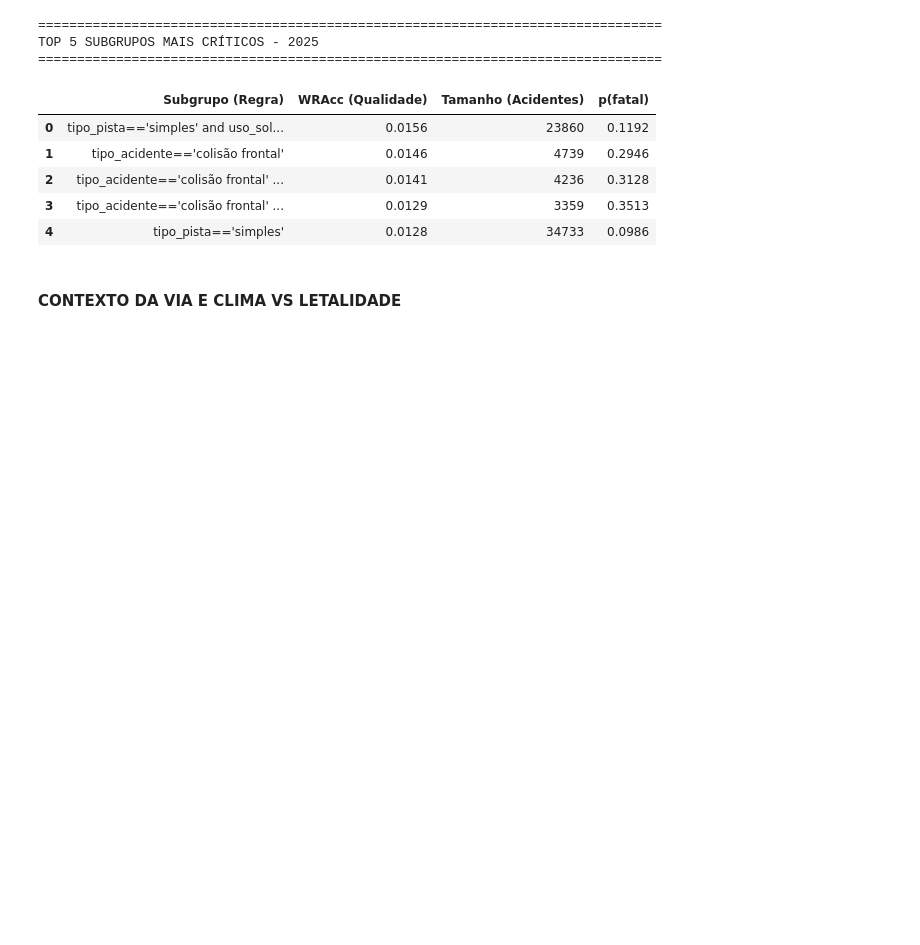
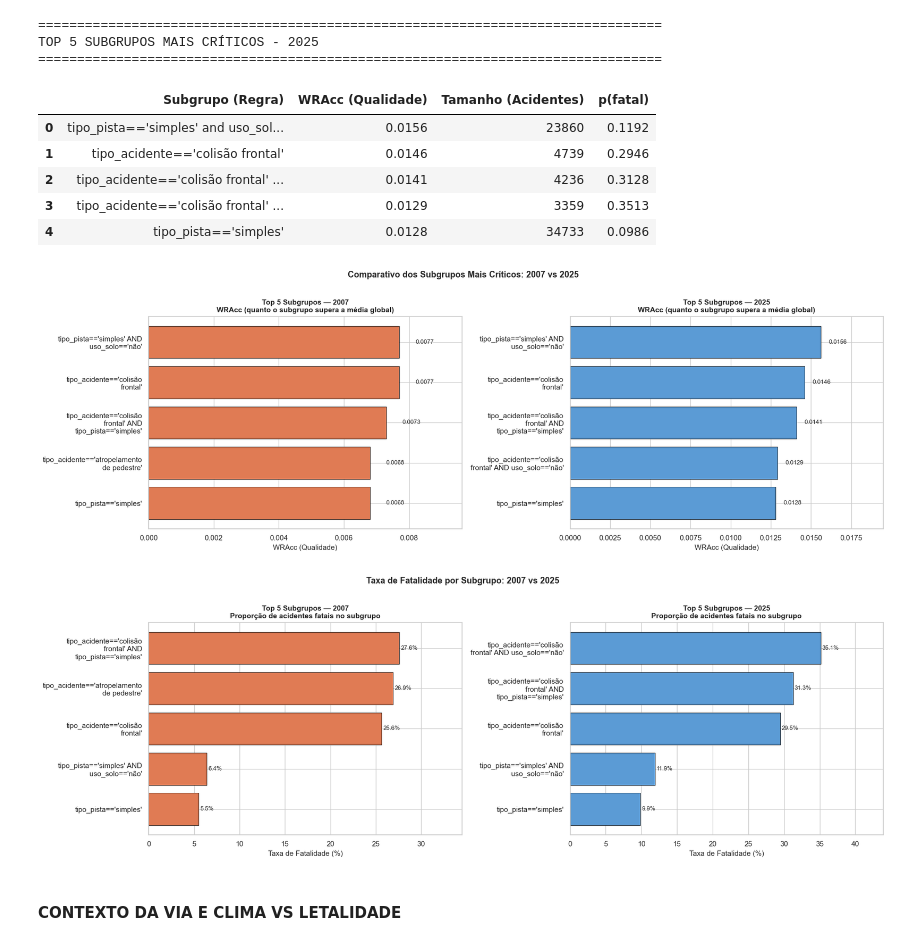
Before and after one commit to lauragodinho16/tp_ad, a Jupyter notebook: main.ipynb, the cells around one changed output. Drawn from its saved outputs; the diff is of its cells as text; code cells hidden in the pictures; blank space fills up the shorter version.

Commit message:
Gráficos para análise dos resultados

```diff
--- a/main.ipynb
+++ b/main.ipynb
@@ -664,6 +657,72 @@ TOP 5 SUBGRUPOS MAIS CRÍTICOS - 2025
 | 2 | tipo_acidente=='colisão frontal' ... | 0.0141 | 4236 | 0.3128 |
 | 3 | tipo_acidente=='colisão frontal' ... | 0.0129 | 3359 | 0.3513 |
 | 4 | tipo_pista=='simples' | 0.0128 | 34733 | 0.0986 |
+# %%
+# Gráfico: Comparativo Top-5 Subgrupos Gerais (WRAcc e p(fatal))
+import textwrap
+
+def preparar_df_plot(res, ano, k=5):
+    df = res.head(k).copy()
+    df["subgrupo_curto"] = df["subgroup"].apply(
+        lambda x: textwrap.fill(str(x).strip(), width=30)
+    )
+    df["ano"] = str(ano)
+    df["quality"]          = df["quality"].round(4)
+    df["target_share_sg"]  = df["target_share_sg"].round(4)
+    return df
+
+top5_07_plot = preparar_df_plot(res07, 2007)
+top5_25_plot = preparar_df_plot(res25, 2025)
+
+fig, axes = plt.subplots(1, 2, figsize=(18, 6))
+sns.set_theme(style="whitegrid")
+cores = {"2007": "#E07B54", "2025": "#5B9BD5"}
+
+# Painel esquerdo: WRAcc
+for df_plot, ax in [(top5_07_plot, axes[0]), (top5_25_plot, axes[1])]:
+    ano = df_plot["ano"].iloc[0]
+    df_plot = df_plot.sort_values("quality")
+    bars = ax.barh(
+        df_plot["subgrupo_curto"],
+        df_plot["quality"],
+        color=cores[ano], edgecolor="black", linewidth=0.6
+    )
+    ax.set_xlabel("WRAcc (Qualidade)", fontsize=11)
+    ax.set_title(f"Top 5 Subgrupos — {ano}\nWRAcc (quanto o subgrupo supera a média global)",
+                 fontsize=11, fontweight="bold")
+    for bar, val in zip(bars, df_plot["quality"]):
+        ax.text(bar.get_width() + 0.0005, bar.get_y() + bar.get_height()/2,
+                f"{val:.4f}", va="center", ha="left", fontsize=9)
+    ax.set_xlim(0, df_plot["quality"].max() * 1.25)
+
+plt.suptitle("Comparativo dos Subgrupos Mais Críticos: 2007 vs 2025", fontsize=13, fontweight="bold", y=1.01)
+plt.tight_layout()
+plt.show()
+
+# Gráfico 2: p(fatal) lado a lado
+fig, axes = plt.subplots(1, 2, figsize=(18, 6))
+for df_plot, ax in [(top5_07_plot, axes[0]), (top5_25_plot, axes[1])]:
+    ano = df_plot["ano"].iloc[0]
+    df_plot = df_plot.sort_values("target_share_sg")
+    bars = ax.barh(
+        df_plot["subgrupo_curto"],
+        (df_plot["target_share_sg"] * 100),
+        color=cores[ano], edgecolor="black", linewidth=0.6
+    )
+    ax.set_xlabel("Taxa de Fatalidade (%)", fontsize=11)
+    ax.set_title(f"Top 5 Subgrupos — {ano}\nProporção de acidentes fatais no subgrupo",
+                 fontsize=11, fontweight="bold")
+    for bar, val in zip(bars, (df_plot["target_share_sg"] * 100)):
+        ax.text(bar.get_width() + 0.2, bar.get_y() + bar.get_height()/2,
+                f"{val:.1f}%", va="center", ha="left", fontsize=9)
+    ax.set_xlim(0, (df_plot["target_share_sg"] * 100).max() * 1.25)
+
+plt.suptitle("Taxa de Fatalidade por Subgrupo: 2007 vs 2025", fontsize=13, fontweight="bold", y=1.01)
+plt.tight_layout()
+plt.show()
+# %% [output]
+[figure, added]
+[figure, added]
 # %% [markdown]
 #### CONTEXTO DA VIA E CLIMA VS LETALIDADE
 # %%
```
Also changed, not shown: parts of 6 cells of this notebook.
